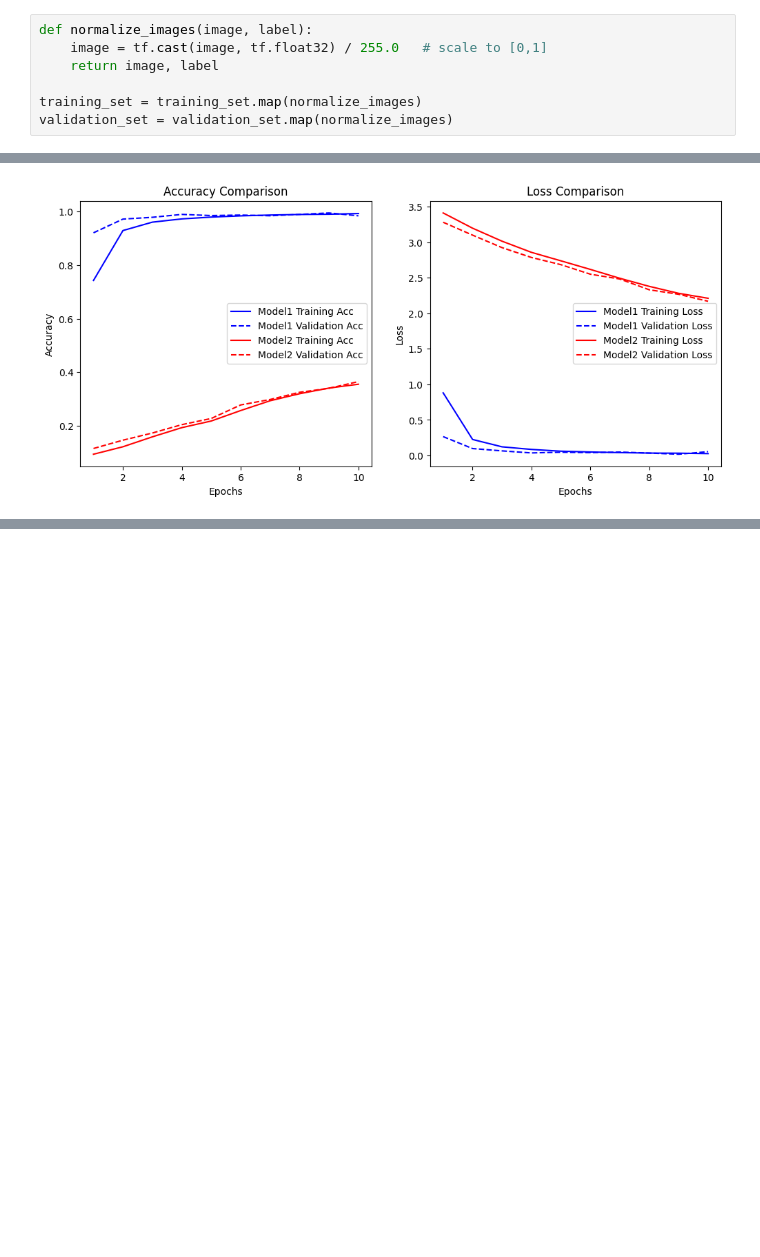
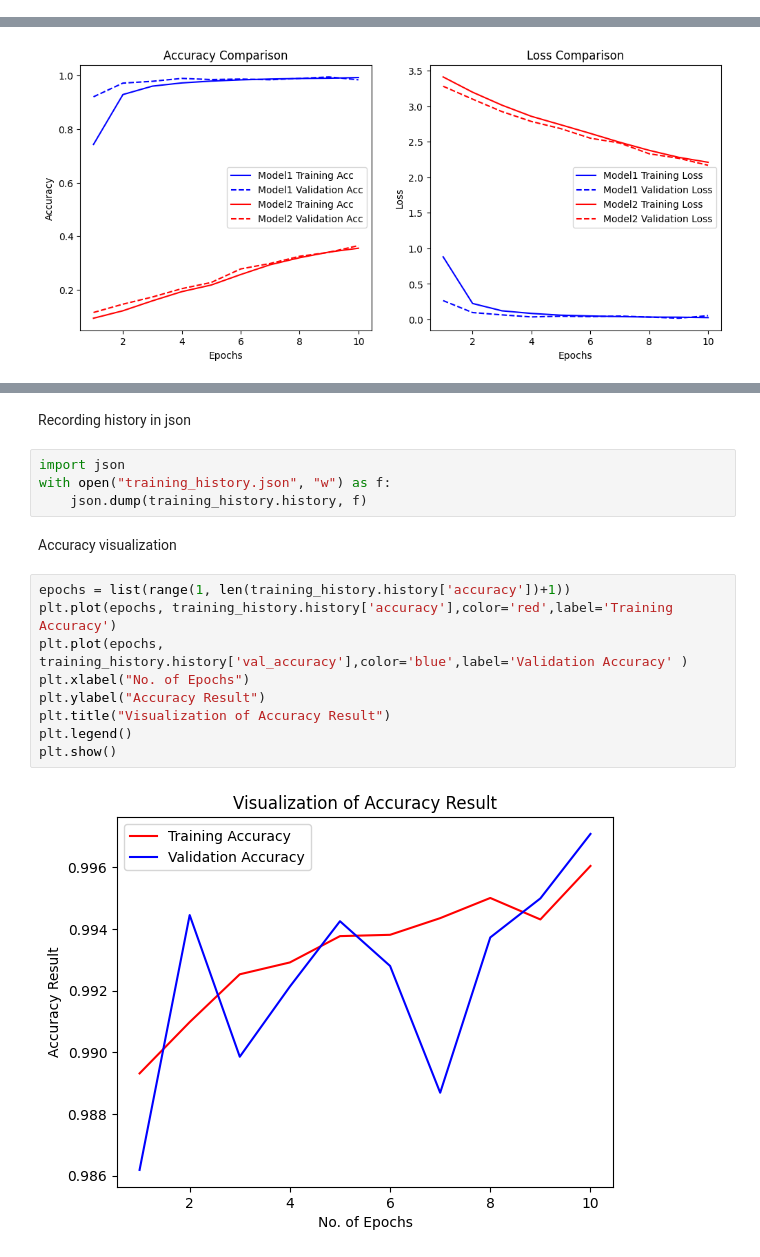
Before and after one commit to Maanvijangir/Github-demo, a Jupyter notebook: crop_diseases.ipynb, the cells around one changed output, grey strips where cells are left out. Cells and saved outputs as stored; diff of their text form; blank space fills up the shorter version.

```diff
--- a/crop_diseases.ipynb
+++ b/crop_diseases.ipynb
@@ -153,10 +139,3 @@ First labels: [[0. 0. 0. 0. 0. 0. 0. 0. 0. 0. 0. 0. 0. 0. 0. 0. 0. 0. 0. 0. 0. 0
-# %%
-def normalize_images(image, label):
-    image = tf.cast(image, tf.float32) / 255.0   # scale to [0,1]
-    return image, label
-
-training_set = training_set.map(normalize_images)
-validation_set = validation_set.map(normalize_images)
 # %%
 for x, y in training_set.take(1):
     print("Images batch shape:", x.shape)
@@ -344,0 +375,19 @@ plt.show()
+# %% [markdown]
+Recording history in json
+# %%
+import json
+with open("training_history.json", "w") as f:
+    json.dump(training_history.history, f)
+# %% [markdown]
+Accuracy visualization
+# %%
+epochs = list(range(1, len(training_history.history['accuracy'])+1))
+plt.plot(epochs, training_history.history['accuracy'],color='red',label='Training Accuracy')
+plt.plot(epochs, training_history.history['val_accuracy'],color='blue',label='Validation Accuracy' )
+plt.xlabel("No. of Epochs")
+plt.ylabel("Accuracy Result")
+plt.title("Visualization of Accuracy Result")
+plt.legend()
+plt.show()
+# %% [output]
+[figure, added]
```
Also changed, not shown: parts of 15 cells of this notebook.
